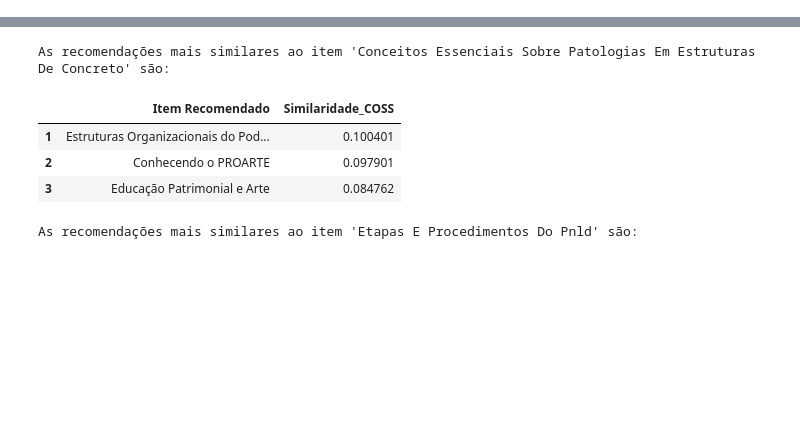
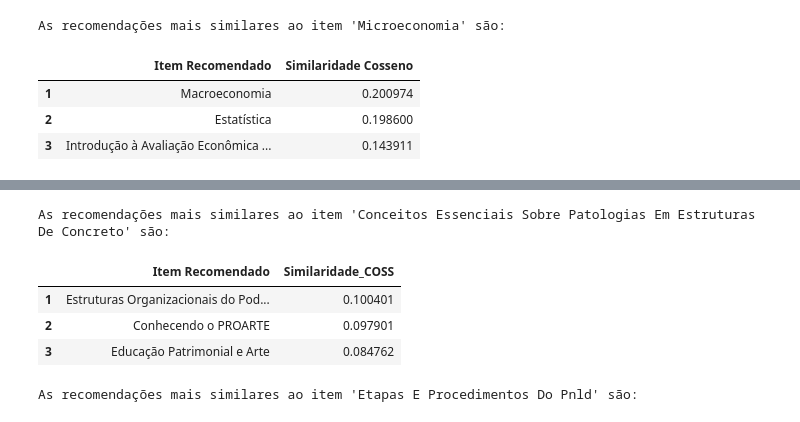
Before and after one commit to mello-pedro/dissertacao_mestrado, a Jupyter notebook: src_tfidf/extrair_recoms_TFIDF.ipynb, the cells around one changed output, grey strips where cells are left out. Cells and saved outputs as stored; diff of their text form; code cells hidden in the pictures; blank space fills up the shorter version.

```diff
--- a/src_tfidf/extrair_recoms_TFIDF.ipynb
+++ b/src_tfidf/extrair_recoms_TFIDF.ipynb
@@ -48,0 +51,10 @@ As recomendações mais similares ao item 'Lei De Diretrizes Orçamentárias Par
+# %%
+reco = rec.recomendar(92, 3)
+
+reco
+# %% [output]
+As recomendações mais similares ao item 'Microeconomia' são:
+|  | Item Recomendado | Similaridade Cosseno |
+| 1 | Macroeconomia | 0.200974 |
+| 2 | Estatística | 0.198600 |
+| 3 | Introdução à Avaliação Econômica ... | 0.143911 |
```
Also changed, not shown: parts of 9 cells of this notebook, 11 other files.
